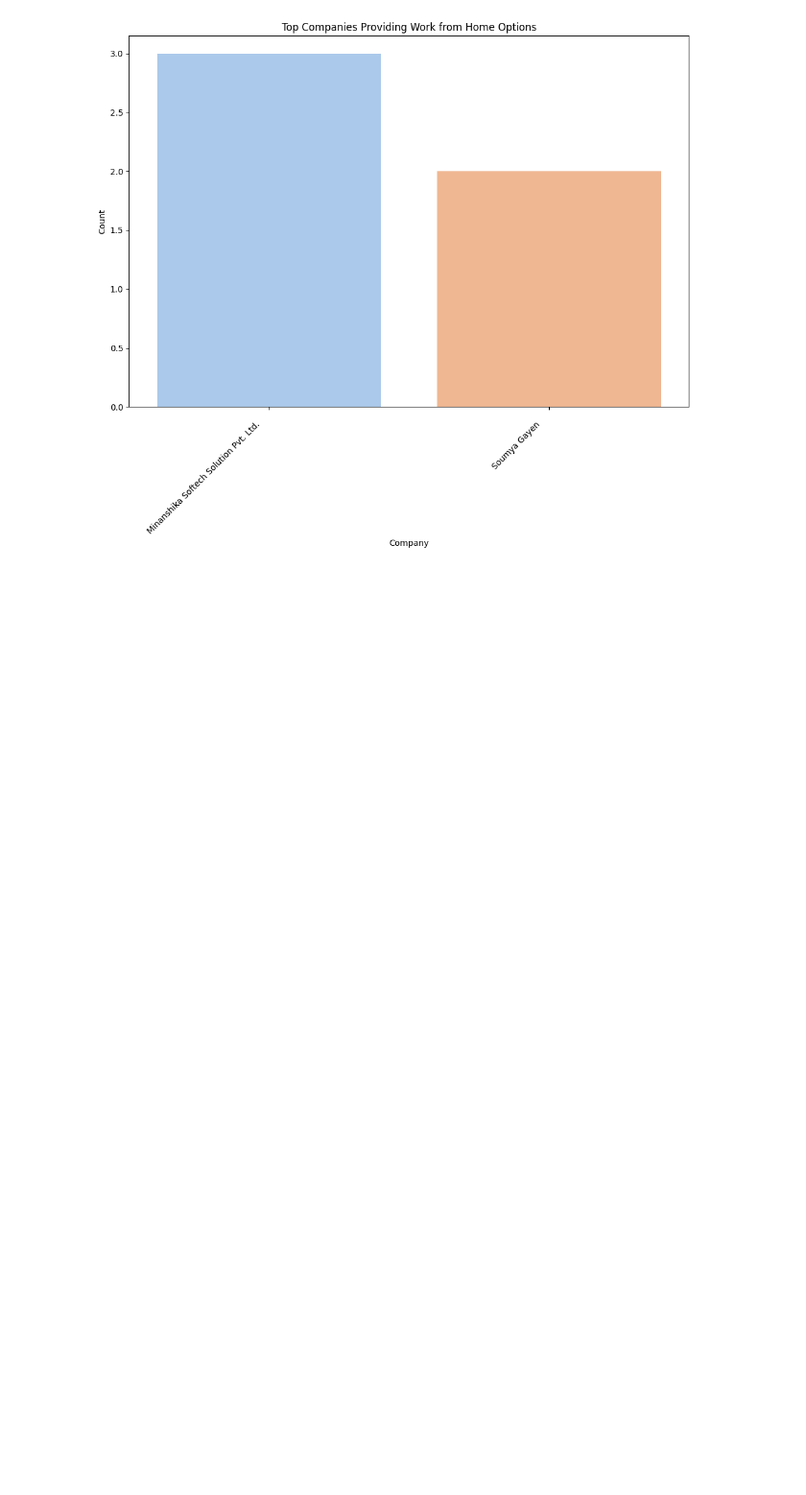
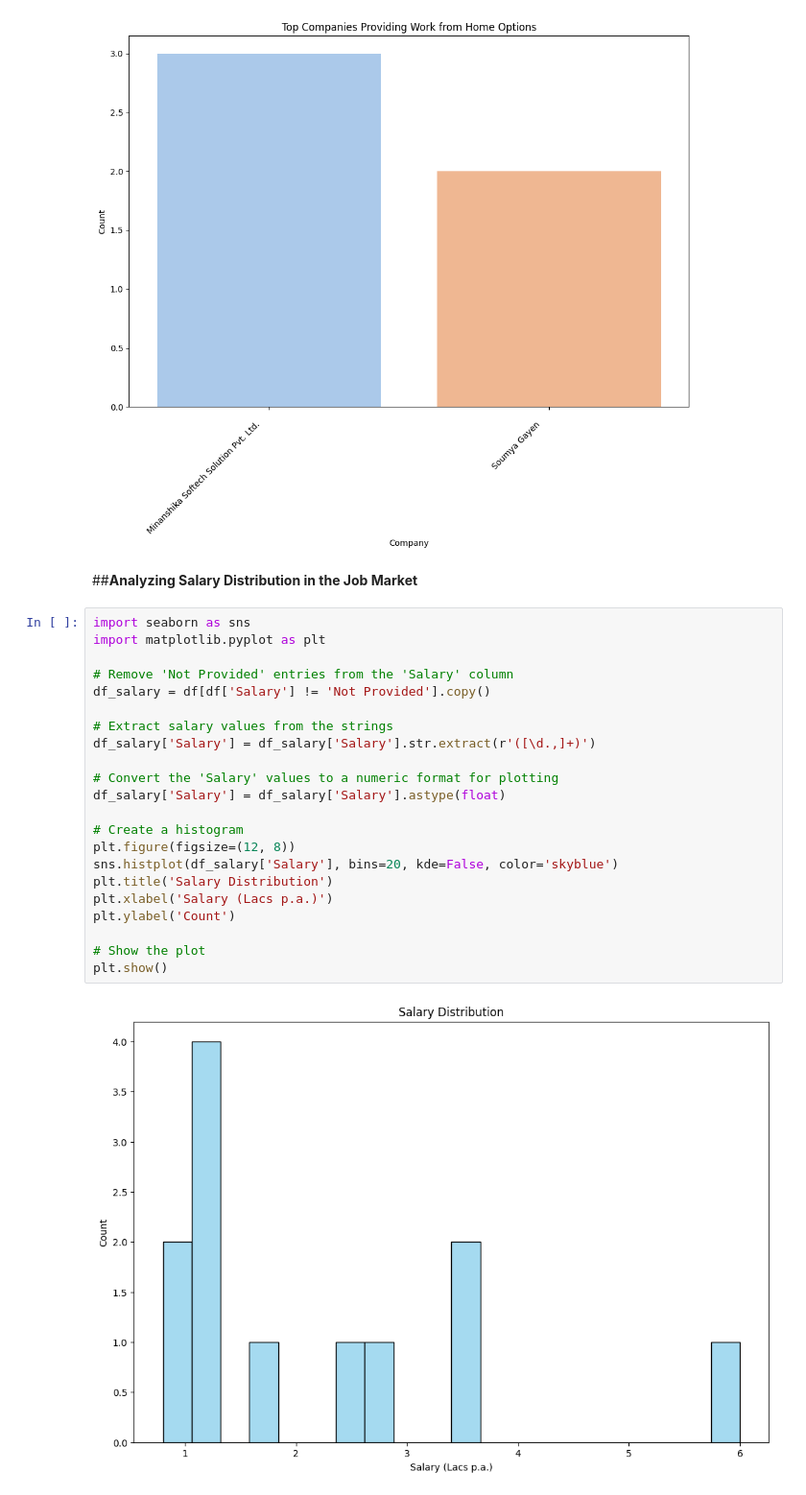
Before and after one commit to rohitpaul09/Web-Scraping-Data-Science-Job-Listings, a Jupyter notebook: Web_Scraping_Job_Listings.ipynb, the cells around one changed output. Shown: that part at 96% size. Saved outputs shown, nothing was run; the diff lists cells and outputs as text; blank space fills up the shorter version.

```diff
--- a/Web_Scraping_Job_Listings.ipynb
+++ b/Web_Scraping_Job_Listings.ipynb
@@ -319,3 +327,29 @@ plt.xticks(rotation=45, ha='right')
 plt.show()
 # %% [output]
 [figure]
+# %% [markdown]
+##**Analyzing Salary Distribution in the Job Market**
+# %%
+import seaborn as sns
+import matplotlib.pyplot as plt
+
+# Remove 'Not Provided' entries from the 'Salary' column
+df_salary = df[df['Salary'] != 'Not Provided'].copy()
+
+# Extract salary values from the strings
+df_salary['Salary'] = df_salary['Salary'].str.extract(r'([\d.,]+)')
+
+# Convert the 'Salary' values to a numeric format for plotting
+df_salary['Salary'] = df_salary['Salary'].astype(float)
+
+# Create a histogram
+plt.figure(figsize=(12, 8))
+sns.histplot(df_salary['Salary'], bins=20, kde=False, color='skyblue')
+plt.title('Salary Distribution')
+plt.xlabel('Salary (Lacs p.a.)')
+plt.ylabel('Count')
+
+# Show the plot
+plt.show()
+# %% [output]
+[figure, added]
```
Also changed, not shown: parts of 3 cells of this notebook.
